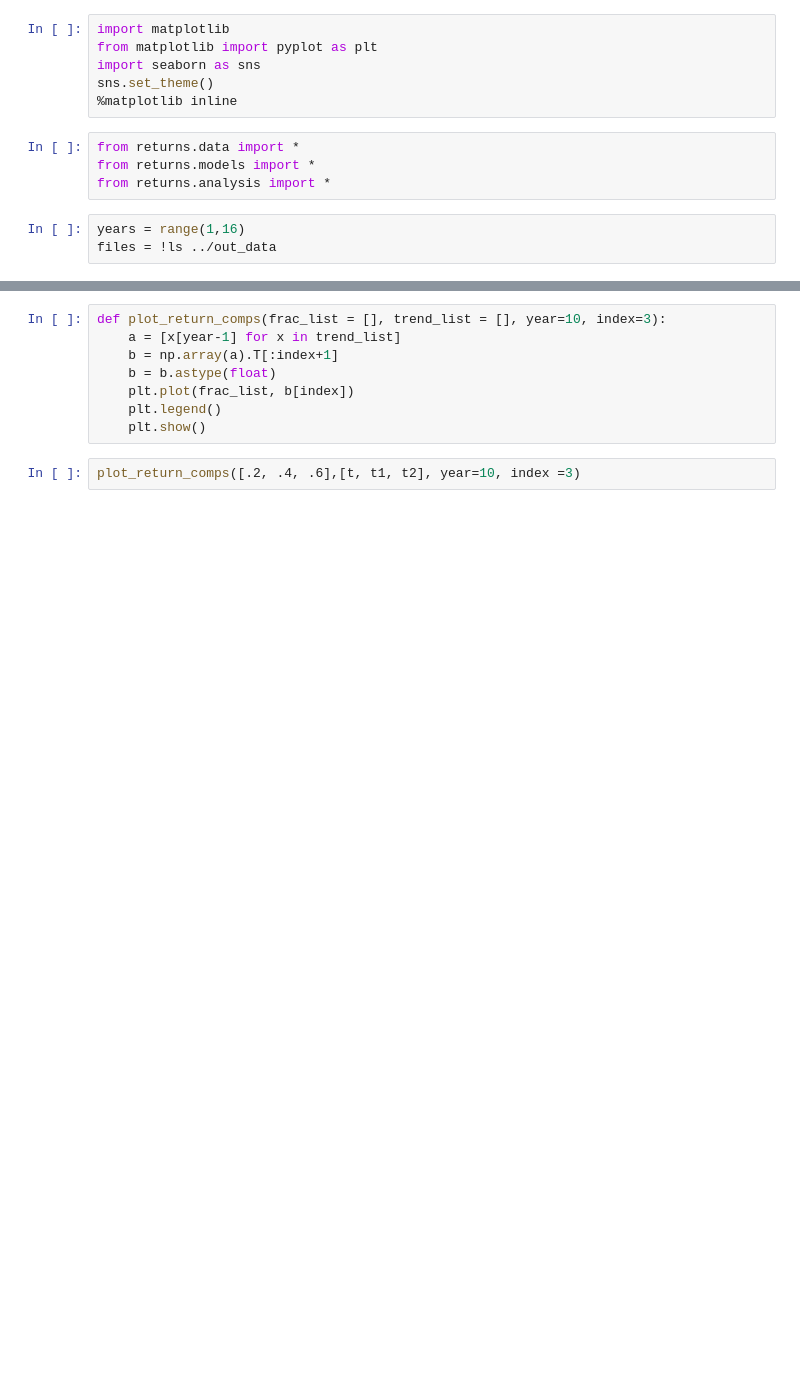
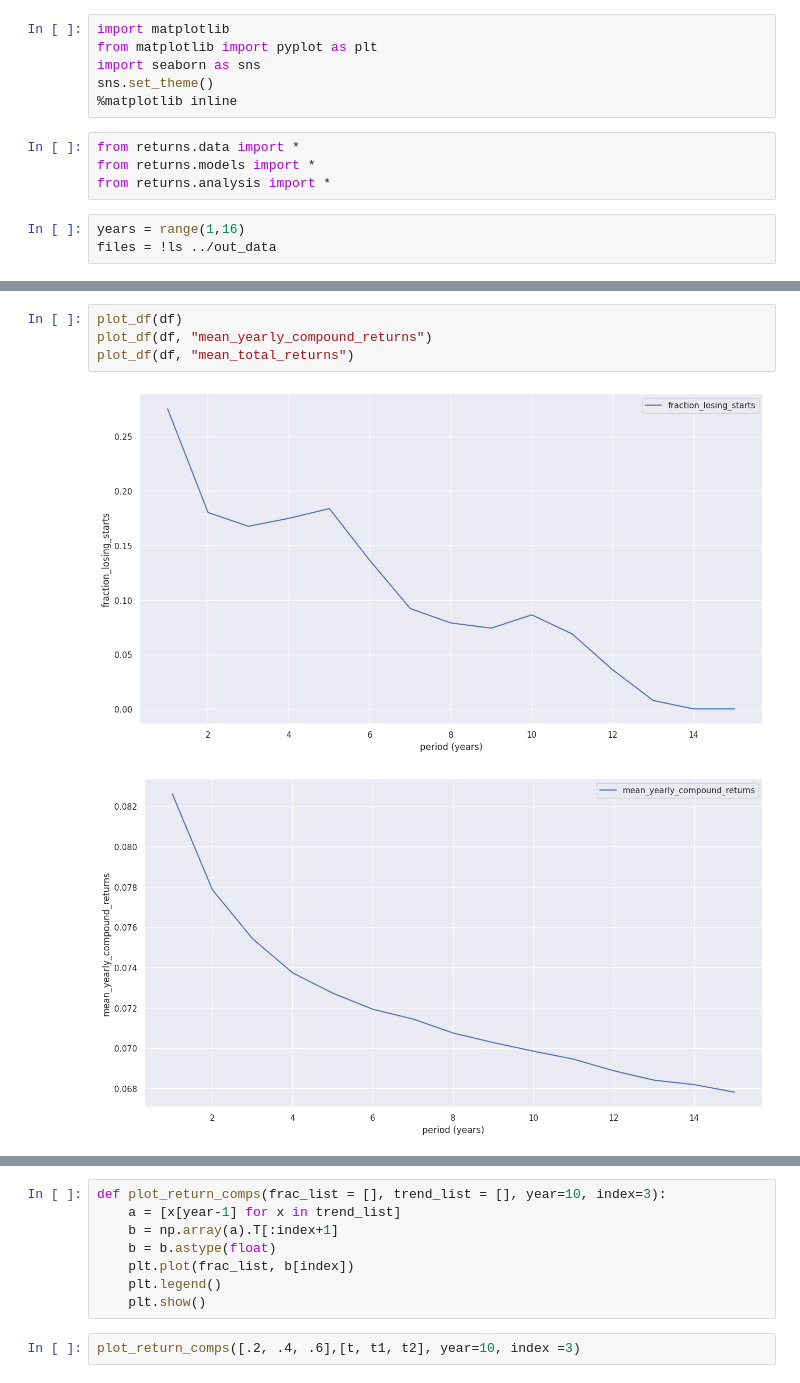
Before and after one commit to DrSkippy/SP500_Historical_Portfolio_Returns, a Jupyter notebook: notebooks/scratch.ipynb, the cells around one changed output, grey strips where cells are left out. Saved outputs shown, nothing was run; the diff lists cells and outputs as text; blank space fills up the shorter version.

```diff
--- a/notebooks/scratch.ipynb
+++ b/notebooks/scratch.ipynb
@@ -34,0 +93,7 @@ Fields = ['date', 'return', 'time_span', 'model_name']
+# %%
+plot_df(df)
+plot_df(df, "mean_yearly_compound_returns")
+plot_df(df, "mean_total_returns")
+# %% [output]
+[figure, added]
+[figure, added]
```
Also changed, not shown: parts of 8 cells of this notebook, 4 other files.
